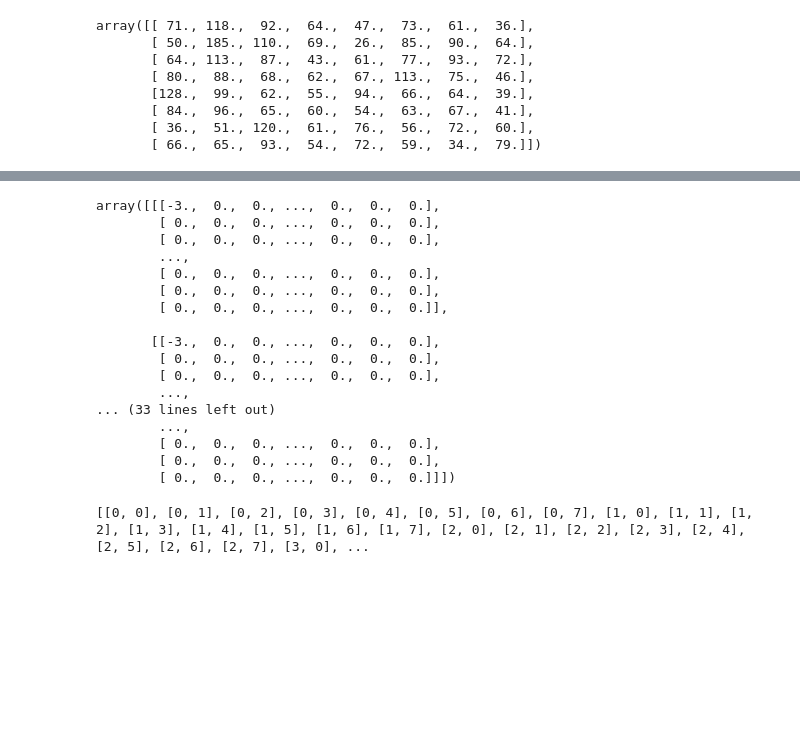
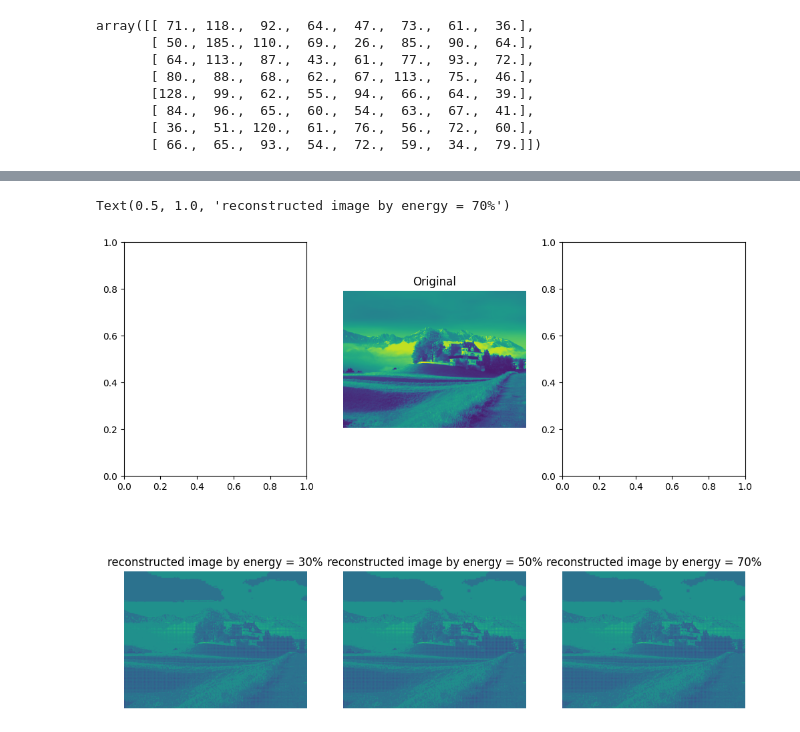
Before and after one commit to khaled6001/tp-tests, a Jupyter notebook: ipcv/TpDCT.ipynb, the cells around one changed output, grey strips where cells are left out. Cells and saved outputs as stored; diff of their text form; code cells hidden in the pictures; blank space fills up the shorter version.

Commit message:
energy

```diff
--- a/ipcv/TpDCT.ipynb
+++ b/ipcv/TpDCT.ipynb
@@ -191,2 +198,32 @@ for i in range(width):
+# %%
+inv_dct_30 = inv_DCT(np.array(newImg_30))
+inv_dct_50 = inv_DCT(np.array(newImg_50))
+inv_dct_70 = inv_DCT(np.array(newImg_70))
+# %%
+new_Img = np.empty((I.shape[0], I.shape[1]), dtype = np.uint8)
+for i, k in zip(range(0, num_blocks[0]), range(0, I.shape[0], 8)):
+    for j, l in zip(range(0, num_blocks[1]), range(0, I.shape[1], 8)):
+        new_Img[k:k + 8, l:l + 8] = inv_dct_70[i, j]
+# %%
+def restord(img):
+    new_Img = np.empty((I.shape[0], I.shape[1]), dtype = np.uint8)
+    for i, k in zip(range(0, num_blocks[0]), range(0, I.shape[0], 8)):
+        for j, l in zip(range(0, num_blocks[1]), range(0, I.shape[1], 8)):
+            new_Img[k:k + 8, l:l + 8] = img[i, j]
+    return new_Img
+# %%
+new_Img_30 = restord(inv_dct_30)
+new_Img_50 = restord(inv_dct_50)
+new_Img_70 = restord(inv_dct_70)
+# %%
+# fig , axe = plt.subplots(nrows=1, ncols=2, figsize=(12, 10))
+fig , axe = plt.subplots(nrows=2, ncols=3, figsize=(12, 10))
+axe[0, 1].imshow(I);axe[0, 1].axis("off");axe[0, 1].set_title("Original")
+axe[1, 0].imshow(new_Img_30);axe[1, 0].axis("off");axe[1, 0].set_title("reconstructed image by energy = 30%")
+axe[1, 1].imshow(new_Img_30);axe[1, 1].axis("off");axe[1, 1].set_title("reconstructed image by energy = 50%")
+axe[1, 2].imshow(new_Img_30);axe[1, 2].axis("off");axe[1, 2].set_title("reconstructed image by energy = 70%")
+# %% [output]
+Text(0.5, 1.0, 'reconstructed image by energy = 70%')
+[figure, added]
 # %%
 def zigzag(mat):
@@ -198,25 +238,0 @@ def zigzag(mat):
-# %%
-zigzag(final)
-# %% [output]
-array([[[-3.,  0.,  0., ...,  0.,  0.,  0.],
-        [ 0.,  0.,  0., ...,  0.,  0.,  0.],
-        [ 0.,  0.,  0., ...,  0.,  0.,  0.],
-        ...,
-        [ 0.,  0.,  0., ...,  0.,  0.,  0.],
-        [ 0.,  0.,  0., ...,  0.,  0.,  0.],
-        [ 0.,  0.,  0., ...,  0.,  0.,  0.]],
-
-       [[-3.,  0.,  0., ...,  0.,  0.,  0.],
-        [ 0.,  0.,  0., ...,  0.,  0.,  0.],
-        [ 0.,  0.,  0., ...,  0.,  0.,  0.],
-        ...,
-... (33 lines left out)
-        ...,
-        [ 0.,  0.,  0., ...,  0.,  0.,  0.],
-        [ 0.,  0.,  0., ...,  0.,  0.,  0.],
-        [ 0.,  0.,  0., ...,  0.,  0.,  0.]]])
-# %%
-x_y = [[x, y] for x in range(8) for y in range(8)]
-print(x_y)
-# %% [output]
-[[0, 0], [0, 1], [0, 2], [0, 3], [0, 4], [0, 5], [0, 6], [0, 7], [1, 0], [1, 1], [1, 2], [1, 3], [1, 4], [1, 5], [1, 6], [1, 7], [2, 0], [2, 1], [2, 2], [2, 3], [2, 4], [2, 5], [2, 6], [2, 7], [3, 0], ...
```
Also changed, not shown: parts of 16 cells of this notebook.
